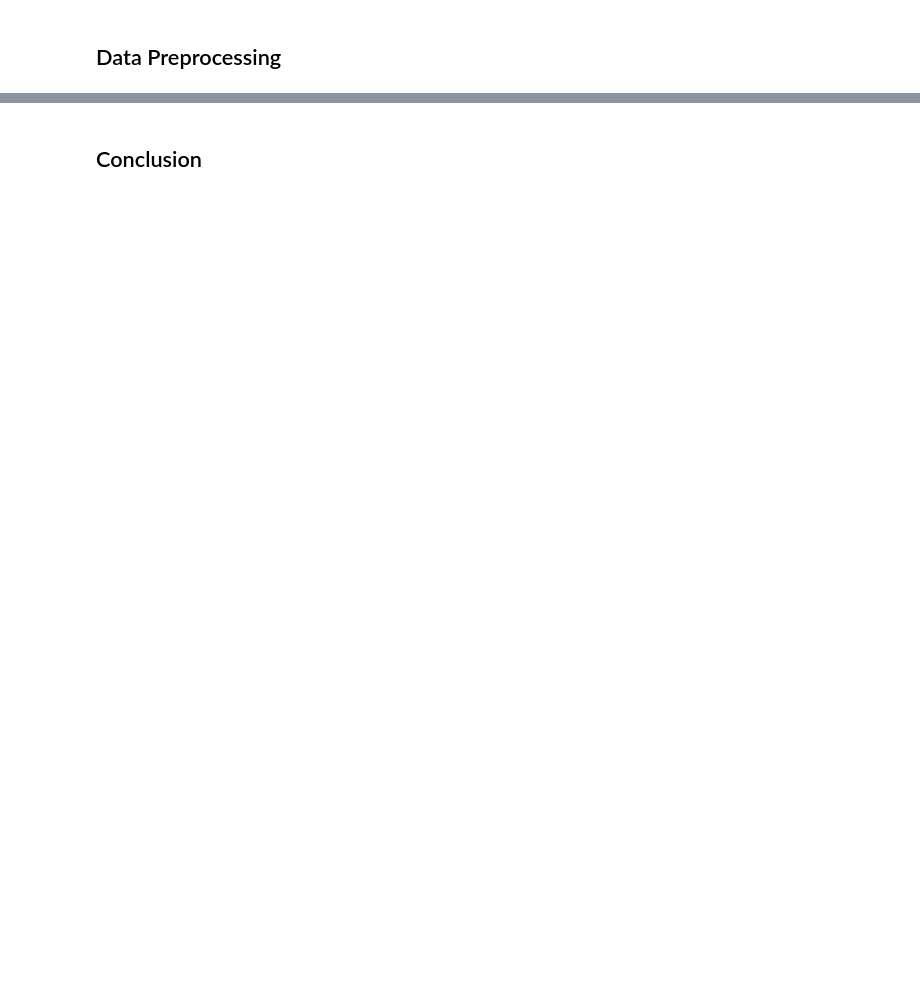
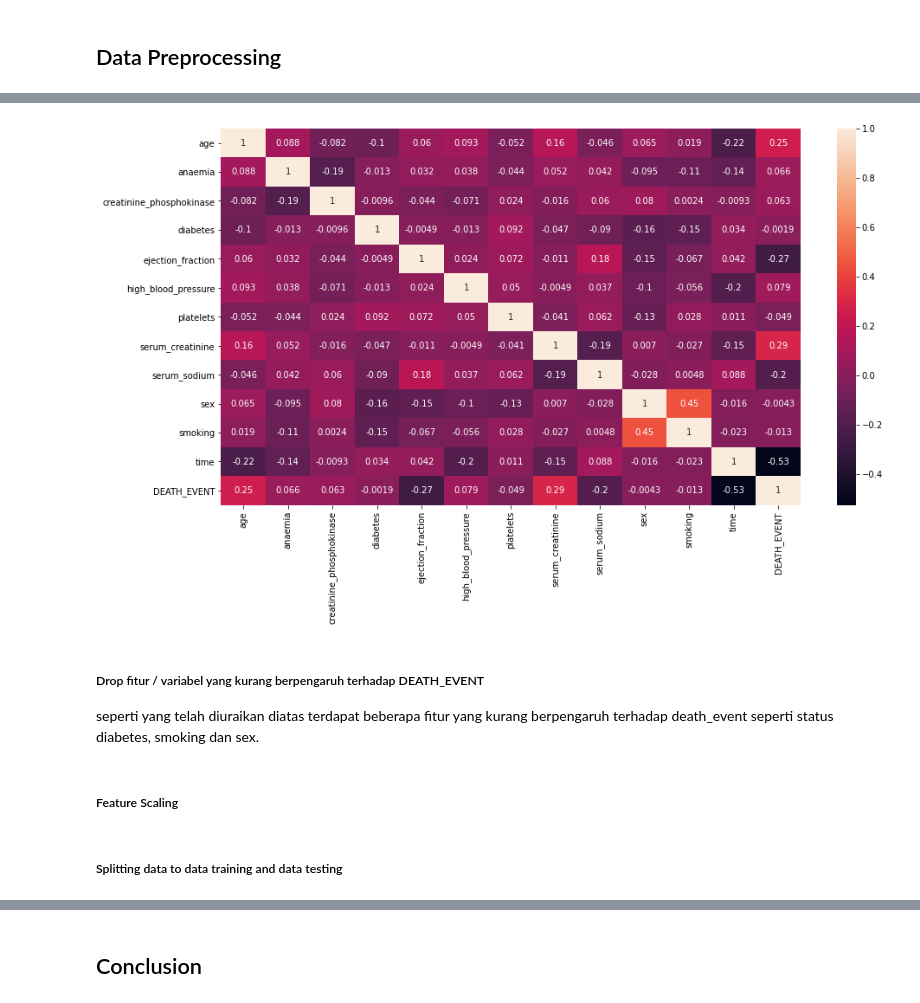
Before and after one commit to bridgecrew-perf6/FinalProject3-EnsembleMethod-RF, a Jupyter notebook: PYTN_KampusMerdeka_fp3_SafiraAuliaRohmah.ipynb, the cells around one changed output, grey strips where cells are left out. Drawn from its saved outputs; the diff is of its cells as text; code cells hidden in the pictures; blank space fills up the shorter version.

```diff
--- a/PYTN_KampusMerdeka_fp3_SafiraAuliaRohmah.ipynb
+++ b/PYTN_KampusMerdeka_fp3_SafiraAuliaRohmah.ipynb
@@ -306,0 +304,3 @@ smoking
+# %%
+df = df.drop(columns=['gender','death_status'])
+df
@@ -306,0 +339,9 @@ smoking
+# %%
+plt.figure(figsize=(15,8))
+sns.heatmap(df.corr(),annot=True)
+plt.show()
+# %% [output]
+[figure, added]
+# %% [markdown]
+##### Drop fitur / variabel yang kurang berpengaruh terhadap DEATH_EVENT
+seperti yang telah diuraikan diatas terdapat beberapa fitur yang kurang berpengaruh terhadap death_event seperti status diabetes, smoking dan sex.
@@ -306,0 +350,2 @@ smoking
+# %% [markdown]
+##### Feature Scaling
@@ -306,0 +358,2 @@ smoking
+# %% [markdown]
+##### Splitting data to data training and data testing
```
Also changed, not shown: parts of 28 cells of this notebook.
